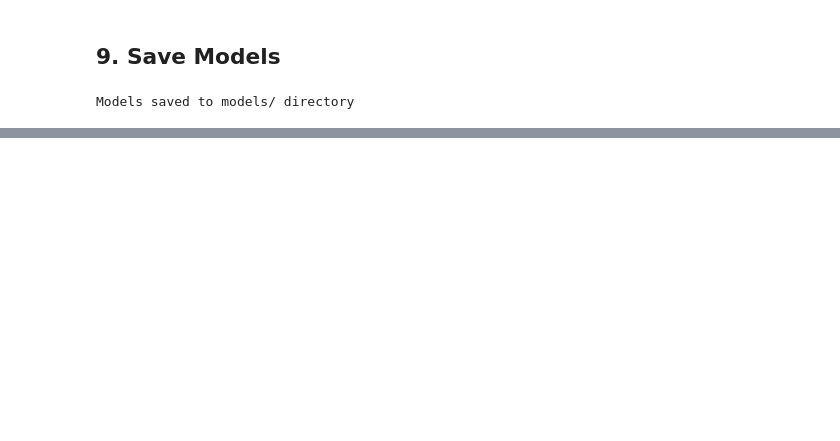
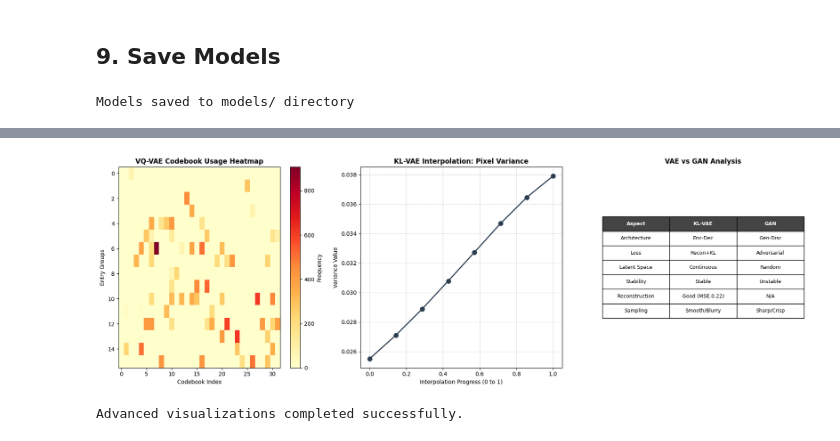
Before and after one commit to AbiyaMakruf/TelU-CaseBased-VAE-KecerdasanBuatanGeneratifPadaVisiKomputer, a Jupyter notebook: notebook.ipynb, the cells around one changed output, grey strips where cells are left out. Drawn from its saved outputs; the diff is of its cells as text; code cells hidden in the pictures; blank space fills up the shorter version.

```diff
--- a/notebook.ipynb
+++ b/notebook.ipynb
@@ -662,0 +874,75 @@ Models saved to models/ directory
+# %%
+import matplotlib.pyplot as plt
+import matplotlib.patches as mpatches
+import numpy as np
+import torch
+
+# Pastikan data ini sudah didefinisikan sebelumnya di environment Anda
+# Contoh data dummy jika belum ada:
+# vq_codebook_usage = np.random.randint(0, 100, 512)
+# kl_interp = [torch.rand(32, 32, 3) for _ in range(8)]
+
+fig, axes = plt.subplots(1, 3, figsize=(18, 6))
+
+# --- Subplot 1: VQ-VAE Codebook Usage Heatmap ---
+codebook_heatmap = vq_codebook_usage[:512].reshape(16, 32) # Diubah ke 16x32 agar rasio lebih proporsional
+im1 = axes[0].imshow(codebook_heatmap, aspect="auto", cmap="YlOrRd")
+axes[0].set_title("VQ-VAE Codebook Usage Heatmap", fontsize=12, fontweight='bold')
+axes[0].set_xlabel("Codebook Index")
+axes[0].set_ylabel("Entry Groups")
+plt.colorbar(im1, ax=axes[0], label="Frequency")
+
+# --- Subplot 2: Interpolation Analysis (KL-VAE) ---
+kl_interp_steps = np.linspace(0, 1, len(kl_interp))
+kl_interp_mse = []
+for img_interp in kl_interp:
+    # Memastikan tensor dalam format yang benar untuk perhitungan varians
+    if isinstance(img_interp, torch.Tensor):
+        img_tensor = img_interp.float()
+    else:
+        img_tensor = torch.from_numpy(np.array(img_interp)).float()
+
+    # Menghitung varians pixel sebagai metrik kelancaran interpolasi
+    mse_val = torch.var(img_tensor).item()
+    kl_interp_mse.append(mse_val)
+
+axes[1].plot(kl_interp_steps, kl_interp_mse, "o-", linewidth=2, markersize=8, color="#2c3e50")
+axes[1].set_title("KL-VAE Interpolation: Pixel Variance", fontsize=12, fontweight='bold')
+axes[1].set_xlabel("Interpolation Progress (0 to 1)")
+axes[1].set_ylabel("Variance Value")
+axes[1].grid(True, linestyle='--', alpha=0.6)
+
+# --- Subplot 3: VAE vs GAN Comparison (Table Approach) ---
+axes[2].axis("off")
+axes[2].set_title("VAE vs GAN Analysis", fontsize=12, fontweight='bold')
+
+# Data tabel untuk estetika yang lebih baik daripada sekadar string text
+table_data = [
+    ["Aspect", "KL-VAE", "GAN"],
+    ["Architecture", "Enc-Dec", "Gen-Disc"],
+    ["Loss", "Recon+KL", "Adversarial"],
+    ["Latent Space", "Continuous", "Random"],
+    ["Stability", "Stable", "Unstable"],
+    ["Reconstruction", "Good (MSE:0.22)", "N/A"],
+    ["Sampling", "Smooth/Blurry", "Sharp/Crisp"]
+]
+
+# Membuat tabel di Matplotlib
+table = axes[2].table(cellText=table_data, loc='center', cellLoc='center')
+table.auto_set_font_size(False)
+table.set_fontsize(9)
+table.scale(1, 2) # Mengatur tinggi baris agar lebih mudah dibaca
+
+# Mewarnai header tabel
+for (row, col), cell in table.get_celld().items():
+    if row == 0:
+        cell.set_text_props(weight='bold', color='white')
+        cell.set_facecolor('#444444')
+
+plt.tight_layout()
+plt.show()
+
+print("Advanced visualizations completed successfully.")
+# %% [output]
+[figure, added]
+Advanced visualizations completed successfully.
```
Also changed, not shown: parts of 14 cells of this notebook, 5 other files.
